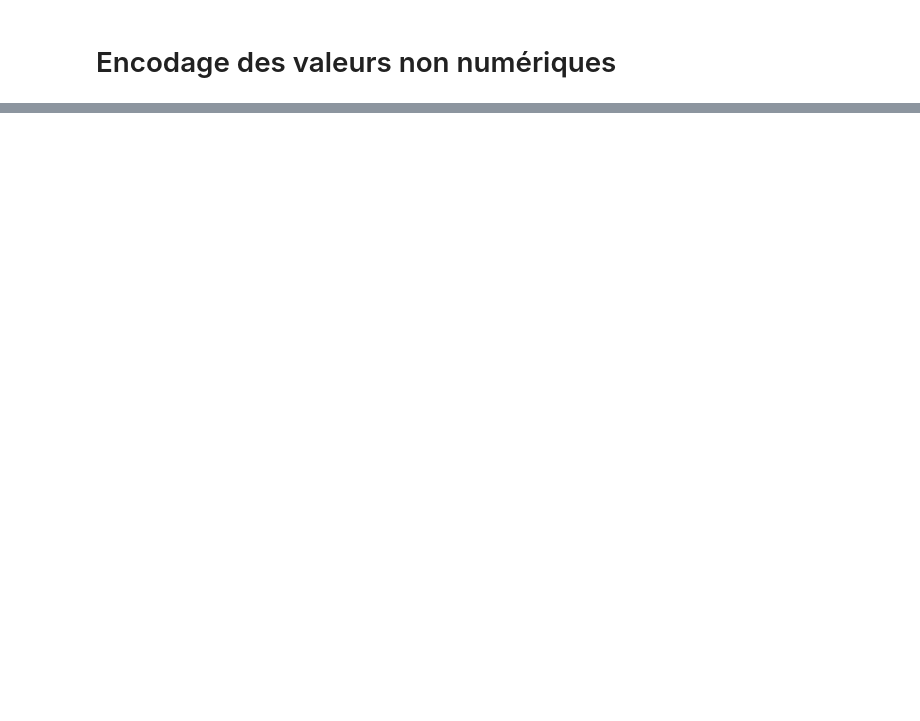
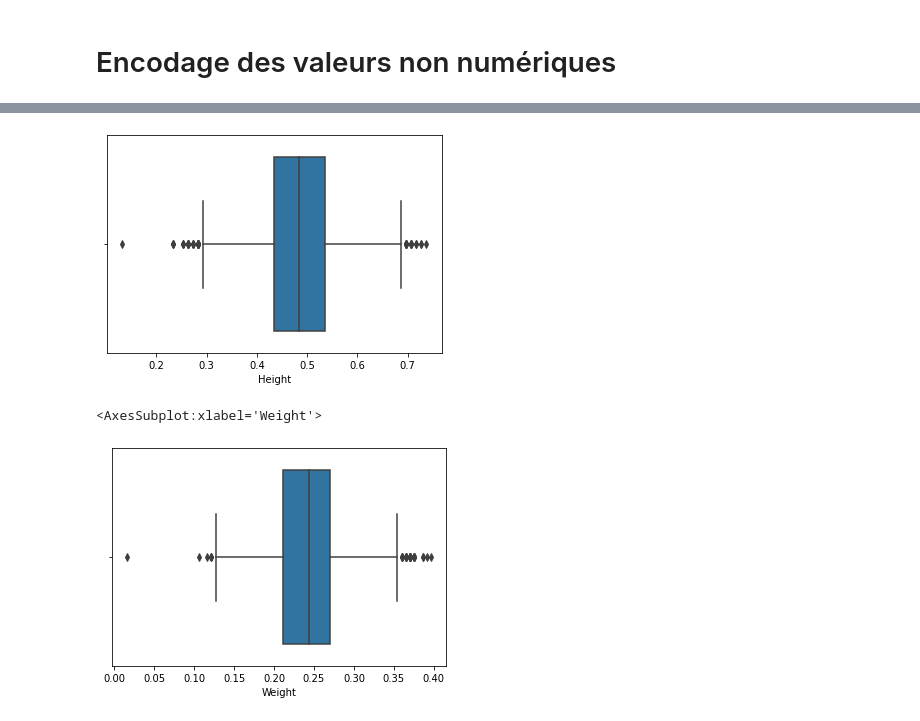
Before and after one commit to NT-me/CFA_Data_Science, a Jupyter notebook: main.ipynb, the cells around one changed output, grey strips where cells are left out. Cells and saved outputs as stored; diff of their text form; code cells hidden in the pictures; blank space fills up the shorter version.

```diff
--- a/main.ipynb
+++ b/main.ipynb
@@ -184,0 +200,9 @@ clearData[(clearData["Medal"]==1)]
+# %%
+
+sns.boxplot(x=taille_poids["Height"])
+plt.show()
+sns.boxplot(x=taille_poids["Weight"])
+# %% [output]
+[figure, added]
+<AxesSubplot:xlabel='Weight'>
+[figure, added]
```
Also changed, not shown: parts of 29 cells of this notebook.
